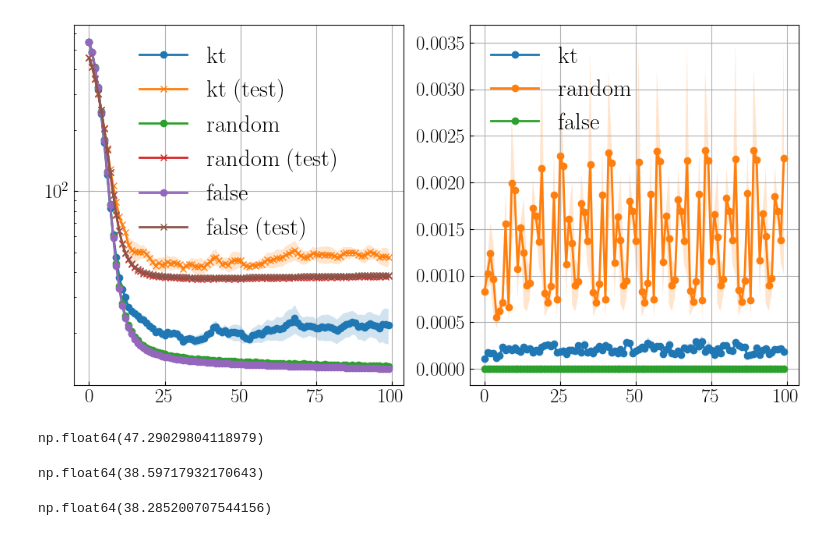
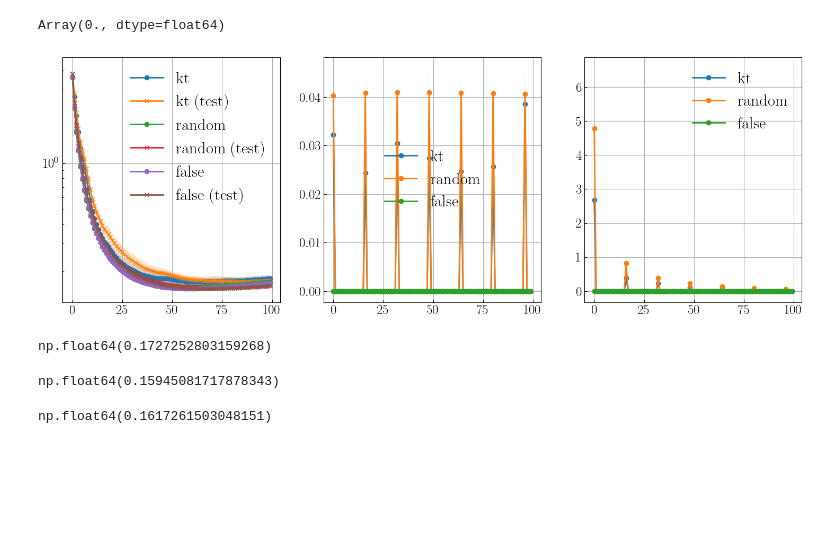
Before and after one commit to hudsonchen/thin_mfld, a Jupyter notebook: notebooks/mean_field_nn.ipynb, the cells around one changed output. Drawn from its saved outputs; the diff is of its cells as text; code cells hidden in the pictures; blank space fills up the shorter version.

```diff
--- a/notebooks/mean_field_nn.ipynb
+++ b/notebooks/mean_field_nn.ipynb
@@ -28,33 +28,44 @@ plt.rc('xtick', labelsize=18, direction='in')
 plt.rc('ytick', labelsize=18, direction='in')
 plt.rc('figure', figsize=(6, 4), dpi=100)
 # %%
+particle_num = 64
+
 seed_list = [0, 1, 2]
 methods_list = ['kt', 'random', 'false']
 
 train_loss_trajectory_dict = {'kt': [], 'random': [], 'false': []}
 test_loss_trajectory_dict = {'kt': [], 'random': [], 'false': []}
 mmd_dict = {'kt': [], 'random': [], 'false': []}
+thin_original_mse_dict = {'kt': [], 'random': [], 'false': []}
+
 
 for method in methods_list:
     for seed in seed_list:
         if method == 'false' or method == 'random':
-            dir = f"./results/neural_network/thinning_{method}/kernel_sobolev__step_size_0.0001__bandwidth_1.0"
-            dir += f"__step_num_10000__particle_num_1024__noise_scale_0.0__seed_{seed}__complete"
+            dir = f"./results/neural_network/thinning_{method}/kernel_sobolev__step_size_0.001__bandwidth_1.0"
+            dir += f"__step_num_10000__particle_num_{particle_num}__noise_scale_0.0__seed_{seed}__complete"
         else:
-            dir = f"./results/neural_network/thinning_{method}/kernel_gaussian__step_size_0.0001__bandwidth_0.1"
-            dir += f"__step_num_10000__particle_num_1024__noise_scale_0.0__seed_{seed}__complete"
+            dir = f"./results/neural_network/thinning_{method}/kernel_sobolev__step_size_0.001__bandwidth_0.1"
+            dir += f"__step_num_10000__particle_num_{particle_num}__noise_scale_0.0__seed_{seed}__complete"
         train_loss_trajectory = jnp.load(f"{dir}/train_losses.npy")
         test_loss_trajectory = jnp.load(f"{dir}/test_losses.npy")
         mmd_trajectory = jnp.load(f"{dir}/mmd_path.npy")
+        thin_original_mse = jnp.load(f"{dir}/thin_original_mse_path.npy")
 
         if seed == 0:
             train_loss_trajectory_dict[method] = train_loss_trajectory[:, None]
             test_loss_trajectory_dict[method] = test_loss_trajectory[:, None]
             mmd_dict[method] = mmd_trajectory[:, None][::100]
+            thin_original_mse_dict[method] = thin_original_mse[:, None][::100]
         else:
             train_loss_trajectory_dict[method] = jnp.concatenate([train_loss_trajectory_dict[method], train_loss_trajectory[:, None]], axis=1)
             test_loss_trajectory_dict[method] = jnp.concatenate([test_loss_trajectory_dict[method], test_loss_trajectory[:, None]], axis=1)
             mmd_dict[method] = jnp.concatenate([mmd_dict[method], mmd_trajectory[:, None][::100]], axis=1)
+            thin_original_mse_dict[method] = jnp.concatenate([thin_original_mse_dict[method], thin_original_mse[:, None][::100]], axis=1)
+# %%
+mmd_trajectory.sum()
+# %% [output]
+Array(0., dtype=float64)
 # %%
 train_loss_trajectory_dict_mean = {'kt': [], 'random': [], 'false': []}
 test_loss_trajectory_dict_mean = {'kt': [], 'random': [], 'false': []}
@@ -62,6 +73,8 @@ train_loss_trajectory_dict_ste = {'kt': [], 'random': [], 'false': []}
 test_loss_trajectory_dict_ste = {'kt': [], 'random': [], 'false': []}
 mmd_dict_mean = {'kt': [], 'random': [], 'false': []}
 mmd_dict_ste = {'kt': [], 'random': [], 'false': []}
+thin_original_mse_dict_mean = {'kt': [], 'random': [], 'false': []}
+thin_original_mse_dict_ste = {'kt': [], 'random': [], 'false': []}
 
 for method in methods_list:
     train_loss_trajectory_dict_mean[method] = np.nanmean(train_loss_trajectory_dict[method], axis=1)
@@ -70,38 +83,45 @@ for method in methods_list:
     test_loss_trajectory_dict_ste[method] = np.nanstd(test_loss_trajectory_dict[method], axis=1) / np.sqrt(test_loss_trajectory_dict[method].shape[1])
     mmd_dict_mean[method] = np.nanmean(mmd_dict[method], axis=1)
     mmd_dict_ste[method] = np.nanstd(mmd_dict[method], axis=1) / np.sqrt(mmd_dict[method].shape[1])
+    thin_original_mse_dict_mean[method] = np.nanmean(thin_original_mse_dict[method], axis=1)
+    thin_original_mse_dict_ste[method] = np.nanstd(thin_original_mse_dict[method], axis=1) / np.sqrt(thin_original_mse_dict[method].shape[1])
 # %%
-fig, axs = plt.subplots(1, 2, figsize=(12, 6))
+fig, axs = plt.subplots(1, 3, figsize=(18, 6))
 axs[0].grid(True)
 
 for method in methods_list:
     axs[0].plot(jnp.arange(train_loss_trajectory_dict_mean[method].shape[0]), train_loss_trajectory_dict_mean[method], label=method, marker='o')
     axs[0].fill_between(jnp.arange(train_loss_trajectory_dict_mean[method].shape[0]), train_loss_trajectory_dict_mean[method] - train_loss_trajectory_dict_ste[method],
                         train_loss_trajectory_dict_mean[method] + train_loss_trajectory_dict_ste[method], alpha=0.2)
     axs[0].plot(jnp.arange(test_loss_trajectory_dict_mean[method].shape[0]), test_loss_trajectory_dict_mean[method], label=method + ' (test)', marker='x')
     axs[0].fill_between(jnp.arange(test_loss_trajectory_dict_mean[method].shape[0]), test_loss_trajectory_dict_mean[method] - test_loss_trajectory_dict_ste[method],
                         test_loss_trajectory_dict_mean[method] + test_loss_trajectory_dict_ste[method], alpha=0.2)
     axs[0].legend()
     axs[0].set_yscale('log')
 
 for method in methods_list:
     axs[1].plot(jnp.arange(mmd_dict_mean[method].shape[0]), mmd_dict_mean[method], label=method, marker='o')
     axs[1].fill_between(jnp.arange(mmd_dict_mean[method].shape[0]), mmd_dict_mean[method] - mmd_dict_ste[method],
                         mmd_dict_mean[method] + mmd_dict_ste[method], alpha=0.2)
     axs[1].legend()
 
+for method in methods_list:
+    axs[2].plot(jnp.arange(thin_original_mse_dict_mean[method].shape[0]), thin_original_mse_dict_mean[method], label=method, marker='o')
+    axs[2].fill_between(jnp.arange(thin_original_mse_dict_mean[method].shape[0]), thin_original_mse_dict_mean[method] - thin_original_mse_dict_ste[method],
+                        thin_original_mse_dict_mean[method] + thin_original_mse_dict_ste[method], alpha=0.2)
+    axs[2].legend()
 plt.show()
 # %% [output]
-[figure, old version]
+[figure, new version]
 # %%
 test_loss_trajectory_dict_mean['kt'][-1]
 # %% [output]
-np.float64(47.29029804118979)
+np.float64(0.1727252803159268)
 # %%
 test_loss_trajectory_dict_mean['false'][-1]
 # %% [output]
-np.float64(38.59717932170643)
+np.float64(0.15945081717878343)
 # %%
 test_loss_trajectory_dict_mean['random'][-1]
 # %% [output]
-np.float64(38.285200707544156)
+np.float64(0.1617261503048151)
```
Also changed, not shown: 4 other files.
